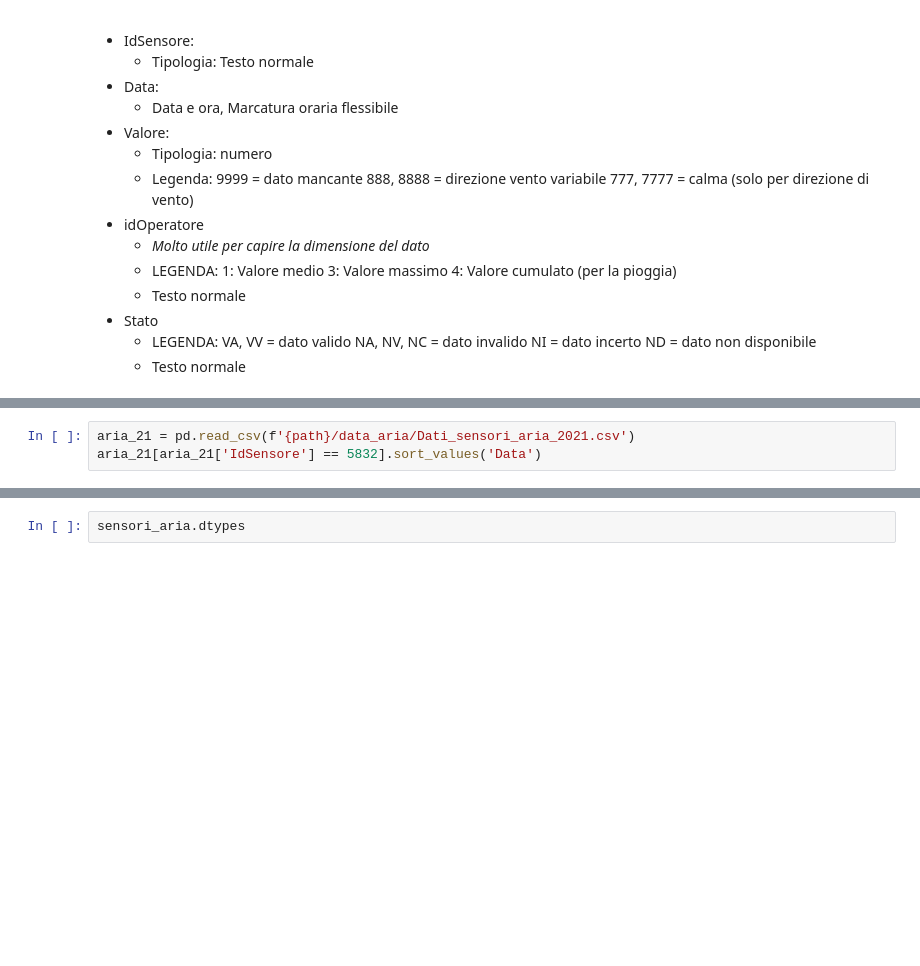
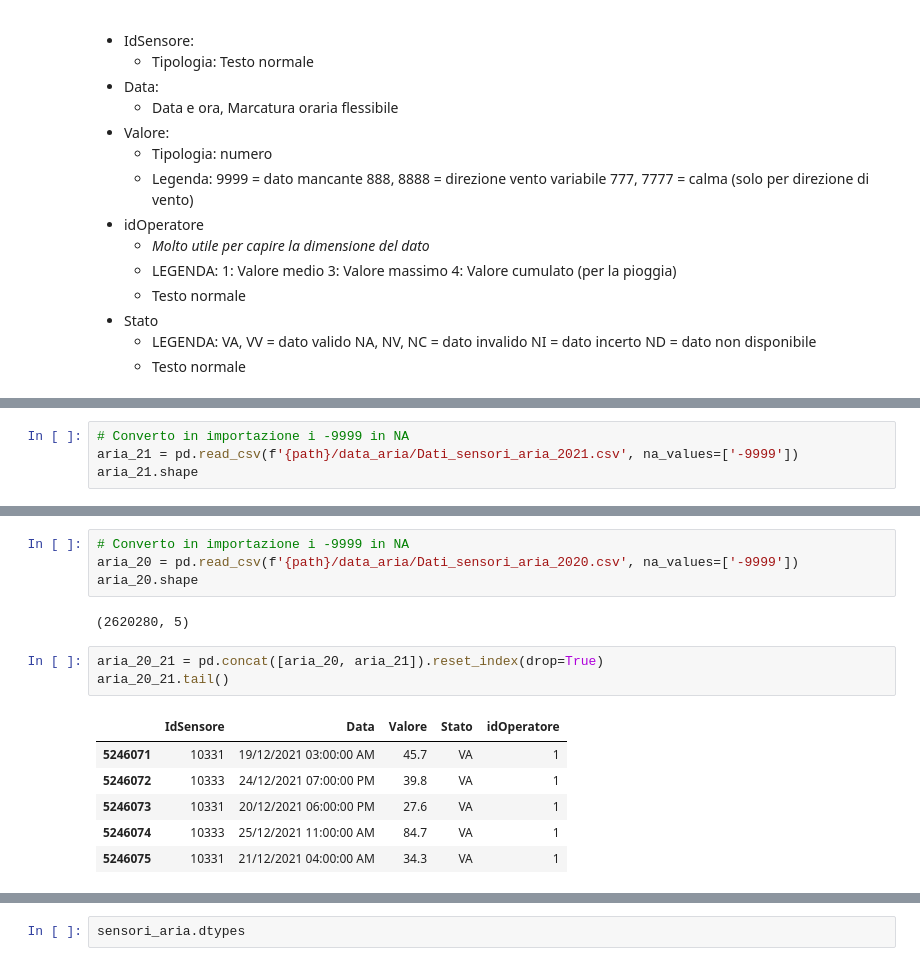
Before and after one commit to giocoal/air-quality-milano-interactive-data-visualization-tableau, a Jupyter notebook: Data_Visualization_project_21_22.ipynb, the cells around one changed output, grey strips where cells are left out. Cells and saved outputs as stored; diff of their text form; blank space fills up the shorter version.

```diff
--- a/Data_Visualization_project_21_22.ipynb
+++ b/Data_Visualization_project_21_22.ipynb
@@ -69,4 +133,5 @@ meteo_21.head()
 # %%
-aria_21 = pd.read_csv(f'{path}/data_aria/Dati_sensori_aria_2021.csv')
-aria_21[aria_21['IdSensore'] == 5832].sort_values('Data')
+# Converto in importazione i -9999 in NA
+aria_21 = pd.read_csv(f'{path}/data_aria/Dati_sensori_aria_2021.csv', na_values=['-9999'])
+aria_21.shape
 # %% [output]
@@ -155 +139,17 @@ sensori_meteo.head()
+# %%
+# Converto in importazione i -9999 in NA
+aria_20 = pd.read_csv(f'{path}/data_aria/Dati_sensori_aria_2020.csv', na_values=['-9999'])
+aria_20.shape
+# %% [output]
+(2620280, 5)
+# %%
+aria_20_21 = pd.concat([aria_20, aria_21]).reset_index(drop=True)
+aria_20_21.tail()
+# %% [output]
+|  | IdSensore | Data | Valore | Stato | idOperatore |
+| 5246071 | 10331 | 19/12/2021 03:00:00 AM | 45.7 | VA | 1 |
+| 5246072 | 10333 | 24/12/2021 07:00:00 PM | 39.8 | VA | 1 |
+| 5246073 | 10331 | 20/12/2021 06:00:00 PM | 27.6 | VA | 1 |
+| 5246074 | 10333 | 25/12/2021 11:00:00 AM | 84.7 | VA | 1 |
+| 5246075 | 10331 | 21/12/2021 04:00:00 AM | 34.3 | VA | 1 |
 # %% [markdown]
```
Also changed, not shown: parts of 25 cells of this notebook, 14 other files.
